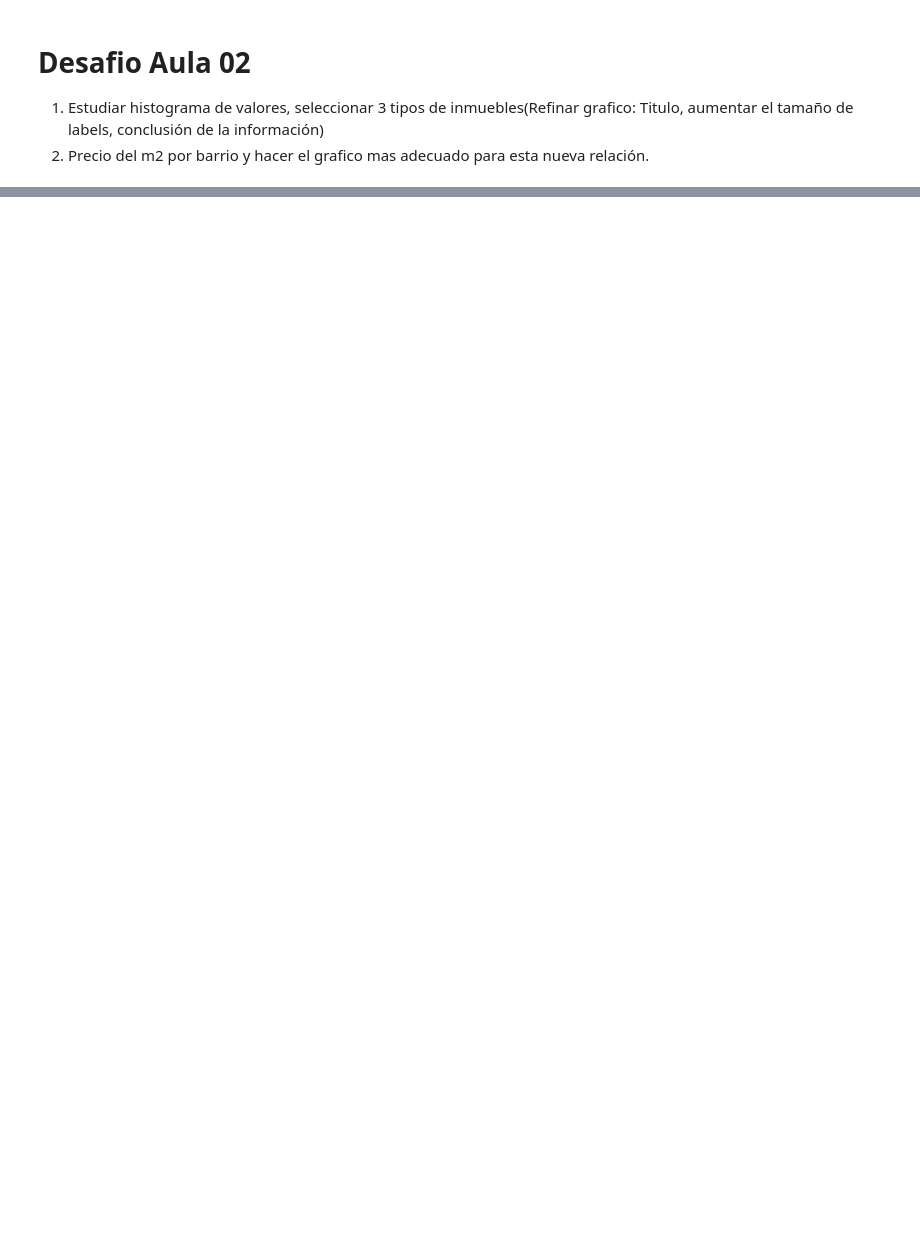
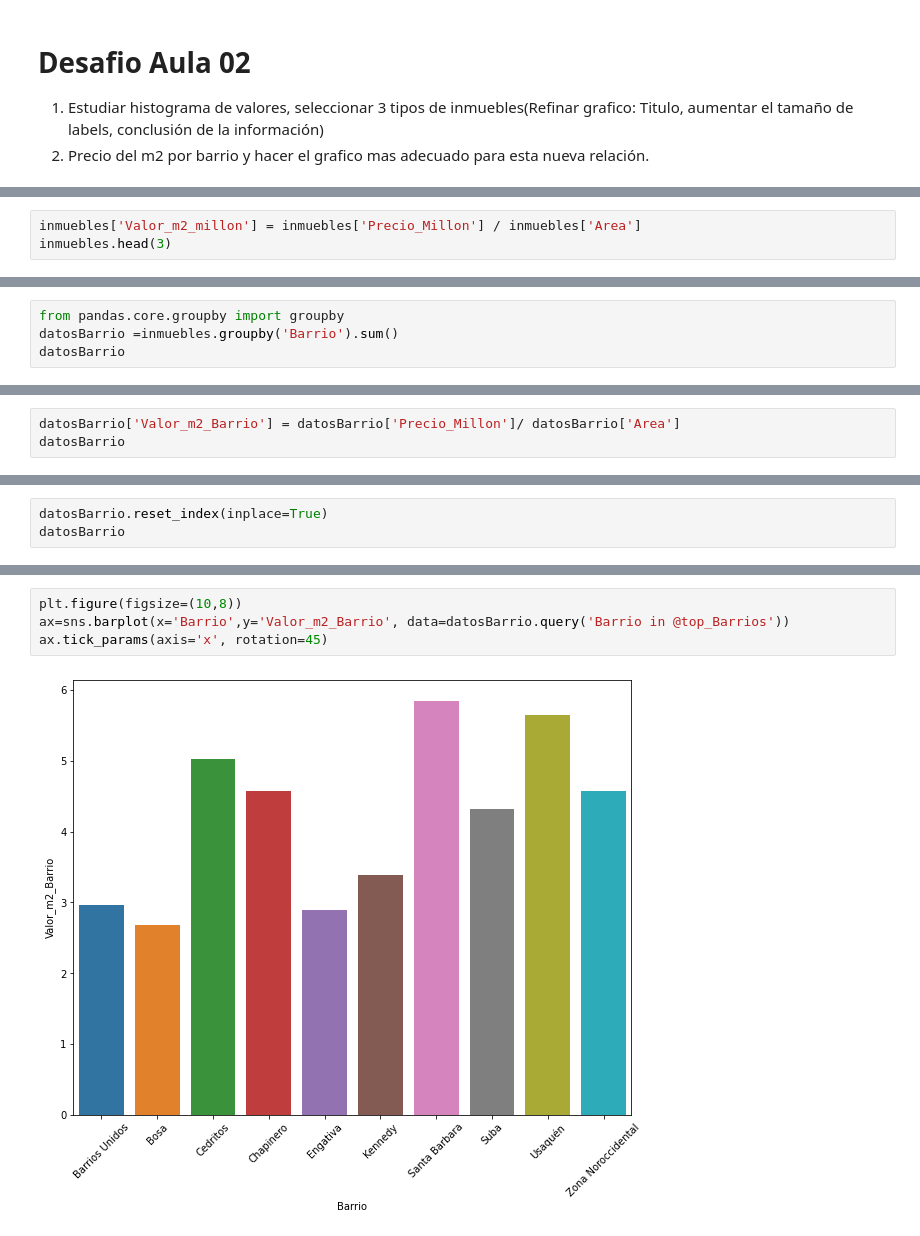
Before and after one commit to KevHLJob/Inmersion-de-datos, a Jupyter notebook: Aulas_Inmersión_de_datos.ipynb, the cells around one changed output, grey strips where cells are left out. Saved outputs shown, nothing was run; the diff lists cells and outputs as text; blank space fills up the shorter version.

```diff
--- a/Aulas_Inmersión_de_datos.ipynb
+++ b/Aulas_Inmersión_de_datos.ipynb
@@ -424,0 +429,3 @@ plt.show()
+# %%
+inmuebles['Valor_m2_millon'] = inmuebles['Precio_Millon'] / inmuebles['Area']
+inmuebles.head(3)
@@ -424,0 +455,4 @@ plt.show()
+# %%
+from pandas.core.groupby import groupby
+datosBarrio =inmuebles.groupby('Barrio').sum()
+datosBarrio
@@ -424,0 +474,3 @@ plt.show()
+# %%
+datosBarrio['Valor_m2_Barrio'] = datosBarrio['Precio_Millon']/ datosBarrio['Area']
+datosBarrio
@@ -424,0 +508,3 @@ plt.show()
+# %%
+datosBarrio.reset_index(inplace=True)
+datosBarrio
@@ -424,0 +539,6 @@ plt.show()
+# %%
+plt.figure(figsize=(10,8))
+ax=sns.barplot(x='Barrio',y='Valor_m2_Barrio', data=datosBarrio.query('Barrio in @top_Barrios'))
+ax.tick_params(axis='x', rotation=45)
+# %% [output]
+[figure, added]
```
Also changed, not shown: parts of 24 cells of this notebook.
